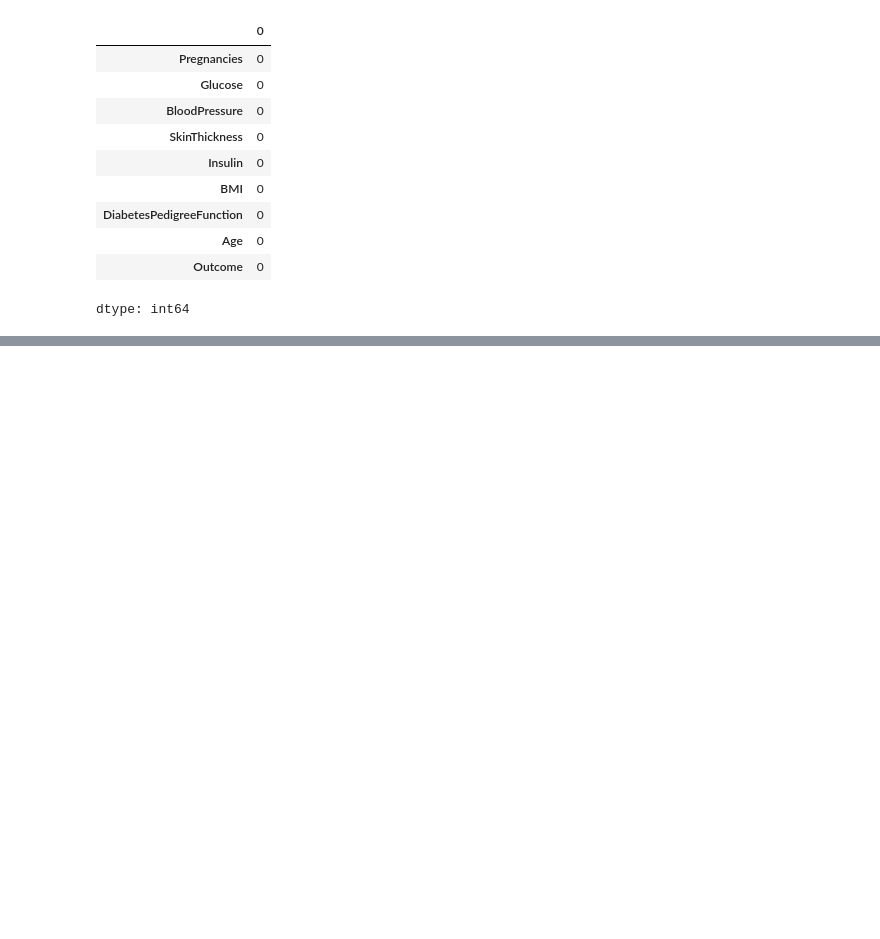
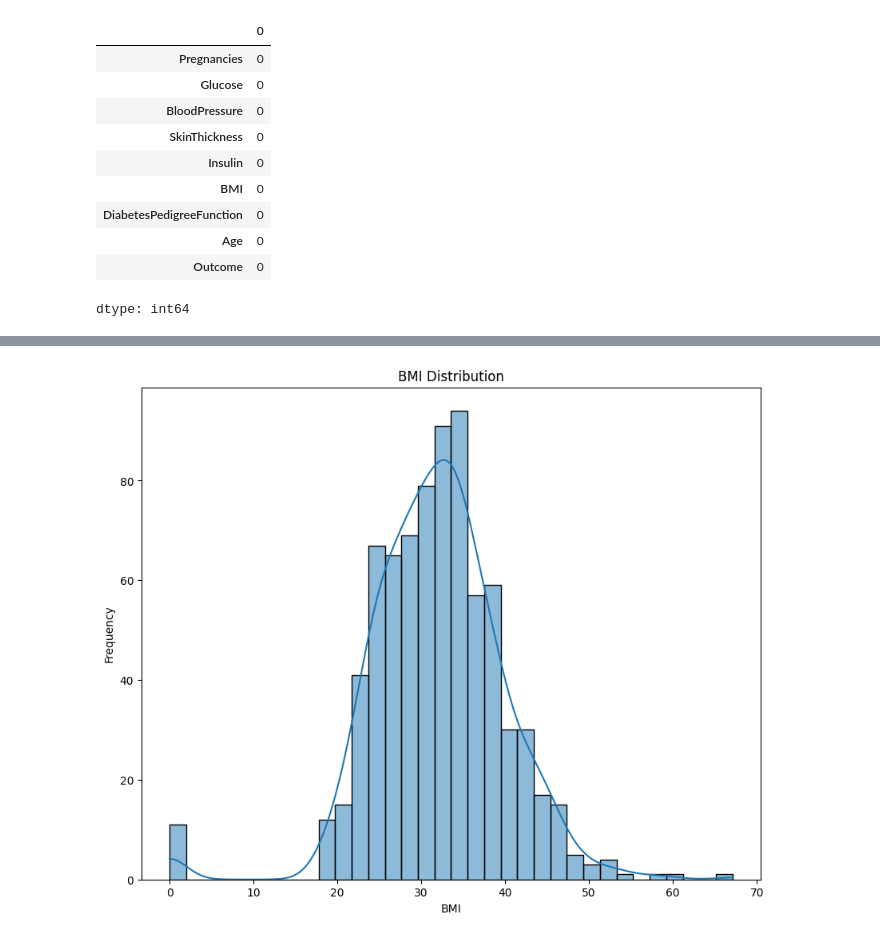
Before and after one commit to MounirGaiby/Pima-Diabetes-Analysis, a Jupyter notebook: diabetes.ipynb, the cells around one changed output, grey strips where cells are left out. Saved outputs shown, nothing was run; the diff lists cells and outputs as text; code cells hidden in the pictures; blank space fills up the shorter version.

```diff
--- a/diabetes.ipynb
+++ b/diabetes.ipynb
@@ -98,0 +95,9 @@ plt.show()
+# %%
+plt.figure(figsize=(10, 8))
+sns.histplot(data["BMI"], kde=True)  # kde adds a density curve
+plt.title("BMI Distribution")
+plt.xlabel("BMI")
+plt.ylabel("Frequency")
+plt.show()
+# %% [output]
+[figure, added]
```
Also changed, not shown: parts of 17 cells of this notebook.
